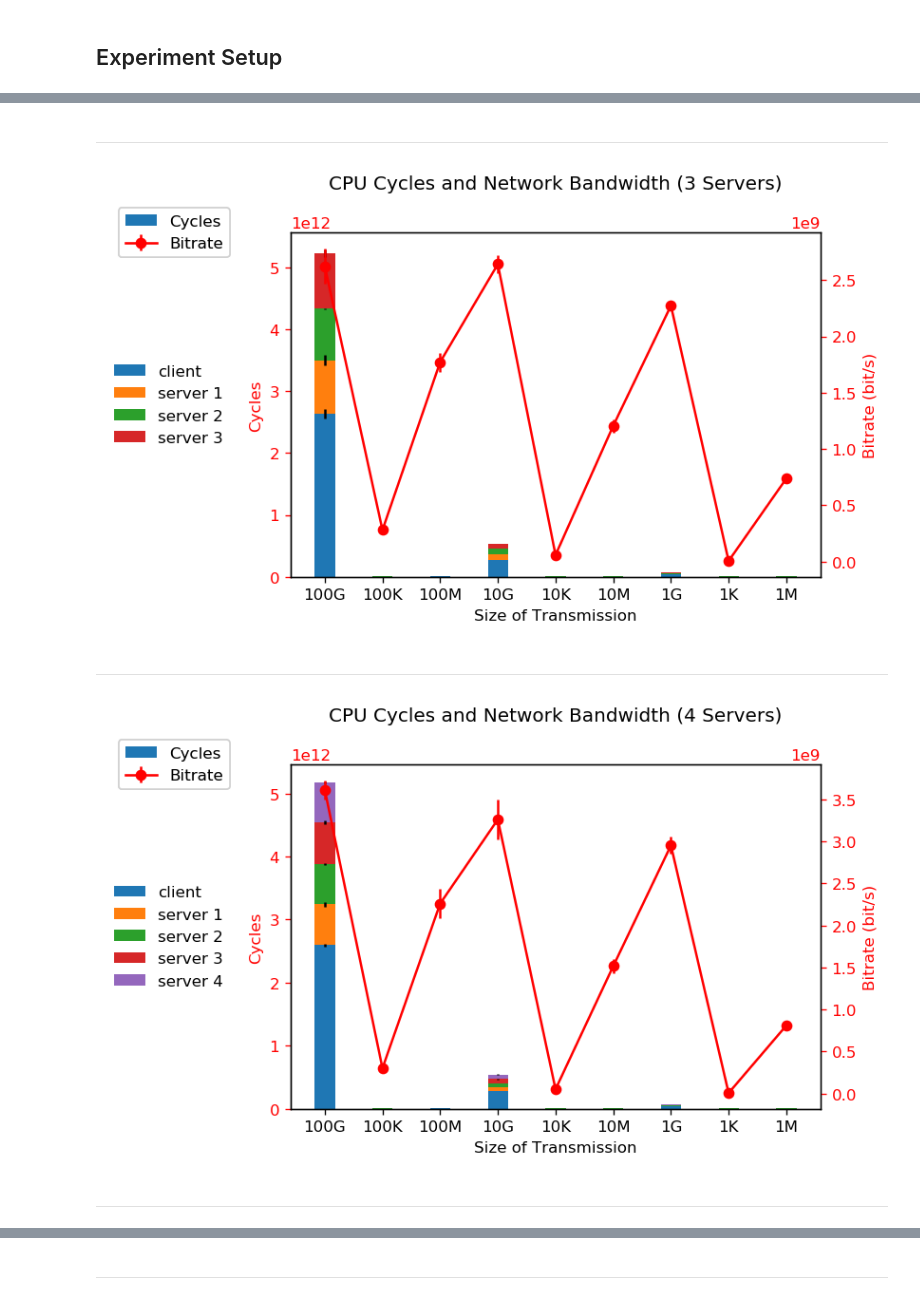
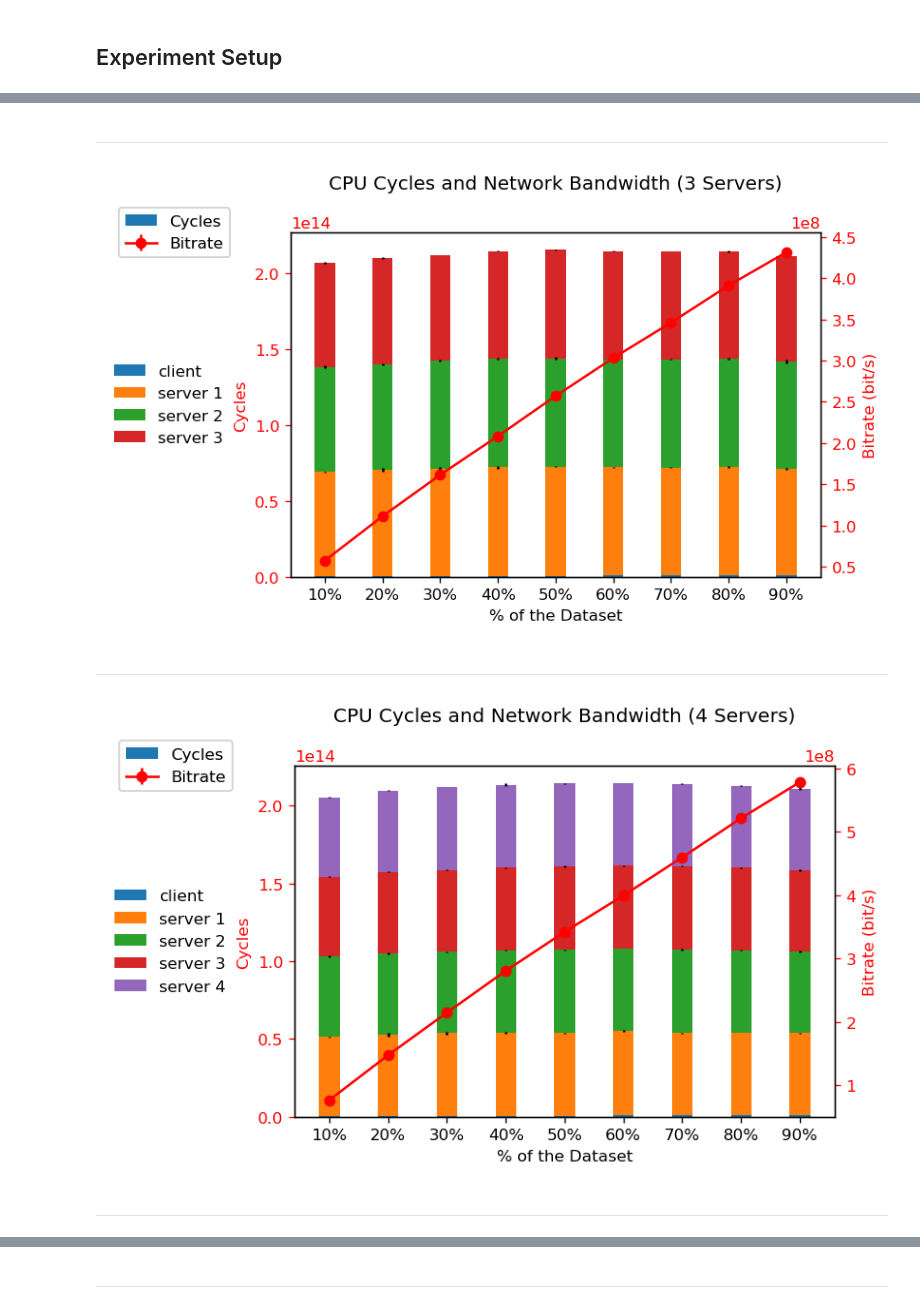
Before and after one commit to ljishen/EuCycles, a Jupyter notebook: analysis/notebooks/visualization_nserv_percentage.ipynb, the cells around one changed output, grey strips where cells are left out. Saved outputs shown, nothing was run; the diff lists cells and outputs as text; code cells hidden in the pictures.

Commit message:
Update the figure related to the different degrees of data selectivity using the new result profile

```diff
--- a/analysis/notebooks/visualization_nserv_percentage.ipynb
+++ b/analysis/notebooks/visualization_nserv_percentage.ipynb
@@ -132,7 +132,7 @@ def gen_df(json_file):
 
     return df
 # %%
-df = gen_df('output_servers_linspace_2_8servs/result.json')
+df = gen_df('output_servers_percentage_8servs/result.json')
 N = len(df.columns)
 ind = np.arange(N)
 WIDTH = 0.35
@@ -154,12 +154,12 @@ for num_servs in range(1, len(df.index) + 1):
     client_cycle_stds = \
         [df[size][num_servs]['cycles']['client']['std'] for size in df.columns]
 
-    last_bottom = client_cycle_avgs
     cycle_bars.append(
         ax1.bar(ind,
                 client_cycle_avgs,
                 WIDTH,
                 yerr=client_cycle_stds))
+    last_bottom = client_cycle_avgs
 
     ## Plot servers cycles
     for serv_idx in range(num_servs):
@@ -226,5 +226,5 @@ for num_servs in range(1, len(df.index) + 1):
 ---
-[figure, old version]
+[figure, new version]
 ---
-[figure, old version]
+[figure, new version]
 ---
```
Also changed, not shown: parts of 1 cell of this notebook.
